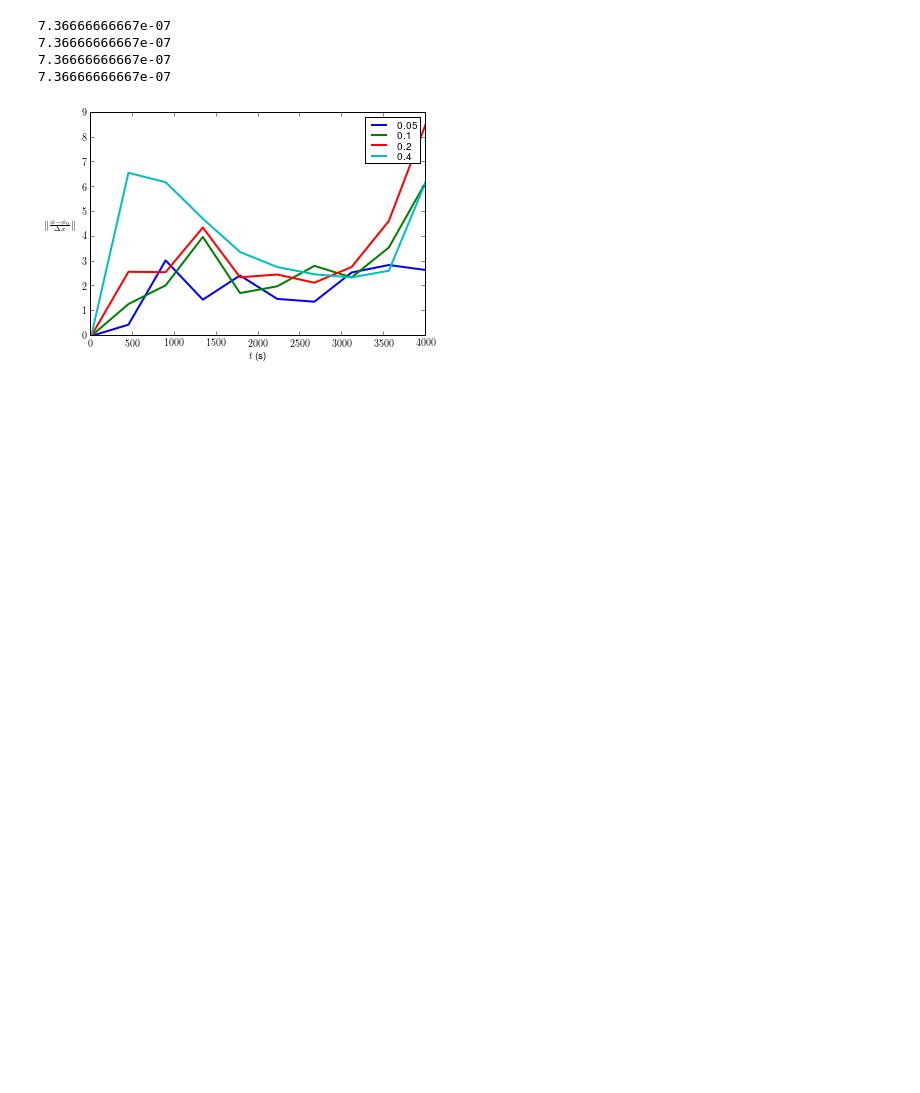
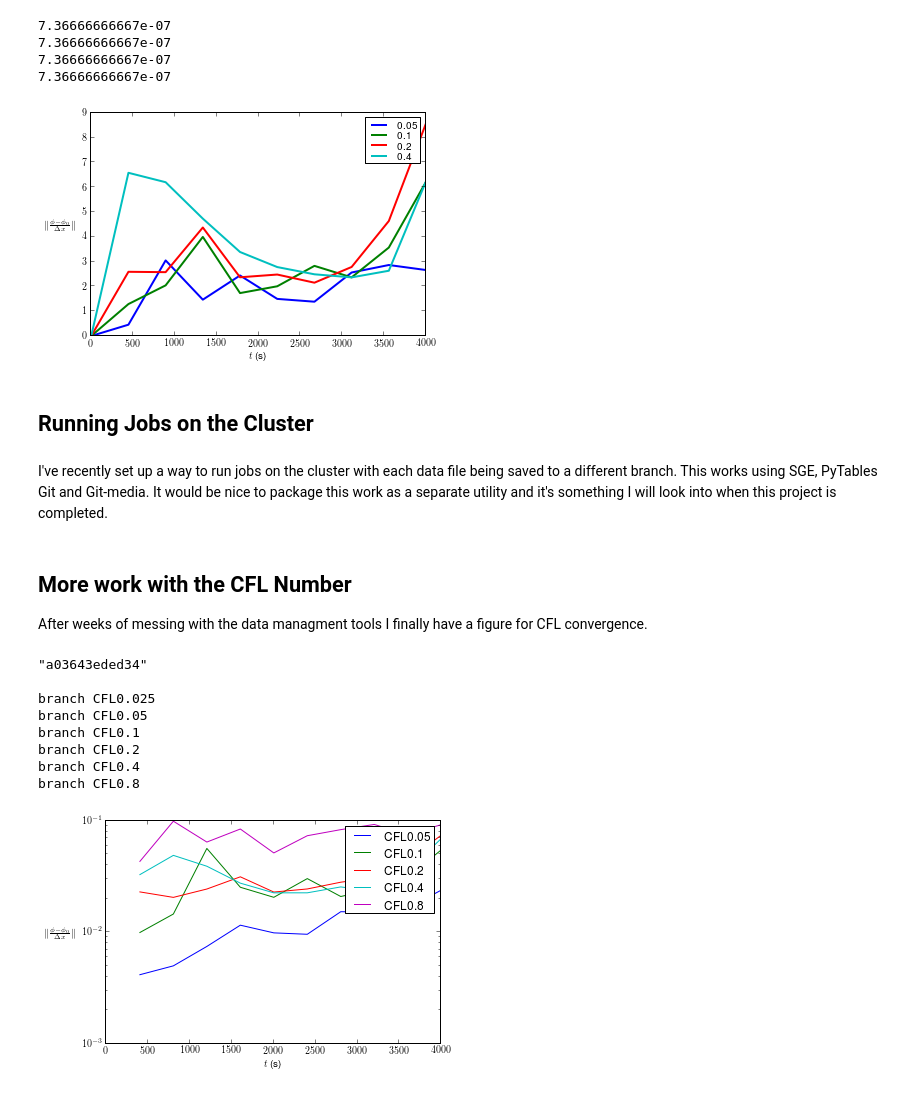
Before and after one commit to wd15/extremefill2D, a Jupyter notebook: extremefill2D.ipynb, the cells around one changed output. Drawn from its saved outputs; the diff is of its cells as text; code cells hidden in the pictures; blank space fills up the shorter version.

Commit message:
Updating notebook with new CFL figure.

```diff
--- a/extremefill2D.ipynb
+++ b/extremefill2D.ipynb
@@ -51,3 +51,11 @@ viewer.plot()
 7.36666666667e-07
 7.36666666667e-07
 [figure]
+# %% [markdown]
+## Running Jobs on the Cluster
+# %% [markdown]
+I've recently set up a way to run jobs on the cluster with each data file being saved to a different branch. This works using SGE, PyTables Git and Git-media. It would be nice to package this work as a separate utility and it's something I will look into when this project is completed.
+# %% [markdown]
+## More work with the CFL Number
+
+After weeks of messing with the data managment tools I finally have a figure for CFL convergence.
@@ -53,0 +65,13 @@ viewer.plot()
+# %%
+print gitCurrentCommit()
+plotCFL()
+# %% [output]
+"a03643eded34"
+
+branch CFL0.025
+branch CFL0.05
+branch CFL0.1
+branch CFL0.2
+branch CFL0.4
+branch CFL0.8
+[figure, added]
```
Also changed, not shown: parts of 1 cell of this notebook, 2 other files.
